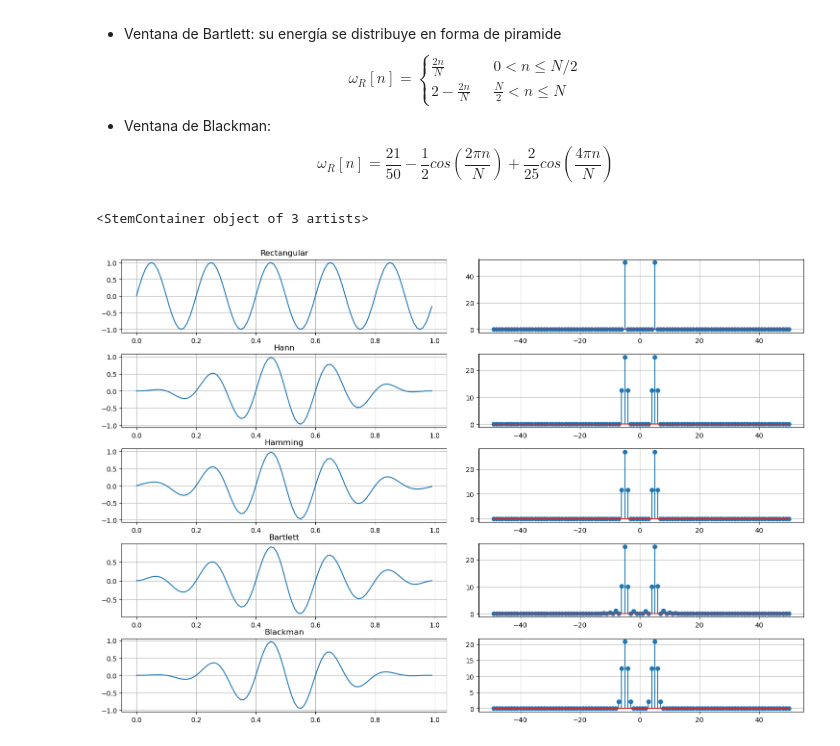
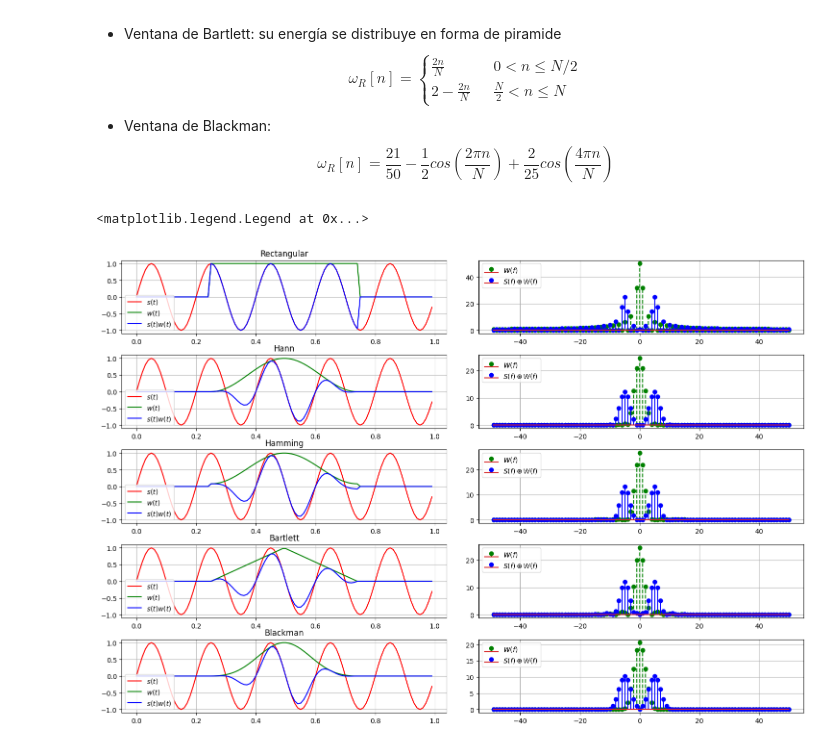
Before and after one commit to francoherg/PDS-2025, a Jupyter notebook: Practica/Guia4/4-4.ipynb, the cells around one changed output. Drawn from its saved outputs; the diff is of its cells as text; code cells hidden in the pictures.

```diff
--- a/Practica/Guia4/4-4.ipynb
+++ b/Practica/Guia4/4-4.ipynb
@@ -74,47 +74,88 @@ t = np.linspace(Tini,Tfin,N,endpoint=False)
 s = np.sin(2*np.pi*t*5)
 
 # Generar ventanas
-ventRec = np.multiply(s,rectangular(N))
-ventHann = np.multiply(s,hann(N))
-ventHamming = np.multiply(s,hamming(N))
-ventBartlett = np.multiply(s,bartlett(N))
-ventBlackman = np.multiply(s,blackman(N))
+ventRec = np.concatenate([np.zeros(N//4),rectangular(N//2),np.zeros(N//4)])
+ventHann = np.concatenate([np.zeros(N//4),hann(N//2),np.zeros(N//4)])
+ventHamming = np.concatenate([np.zeros(N//4),hamming(N//2),np.zeros(N//4)])
+ventBartlett = np.concatenate([np.zeros(N//4),bartlett(N//2),np.zeros(N//4)])
+ventBlackman = np.concatenate([np.zeros(N//4),blackman(N//2),np.zeros(N//4)])
+
+# Ventanear (?)
+sRec = np.multiply(s,np.concatenate([np.zeros(N//4),rectangular(N//2),np.zeros(N//4)]))
+sHann = np.multiply(s,np.concatenate([np.zeros(N//4),hann(N//2),np.zeros(N//4)]))
+sHamming = np.multiply(s,np.concatenate([np.zeros(N//4),hamming(N//2),np.zeros(N//4)]))
+sBartlett = np.multiply(s,np.concatenate([np.zeros(N//4),bartlett(N//2),np.zeros(N//4)]))
+sBlackman = np.multiply(s,np.concatenate([np.zeros(N//4),blackman(N//2),np.zeros(N//4)]))
 
 # Calcular DFT
 f = np.linspace(0,fm,N, endpoint=False)     # dominio de frecuencias
 for k in range(int(N/2)+1,N):
     f[k] = f[k]-fm
 ventRecF = fourier(ventRec)
 ventHannF = fourier(ventHann)
 ventHammingF = fourier(ventHamming)
 ventBartlettF = fourier(ventBartlett)
 ventBlackmanF = fourier(ventBlackman)
+sRecF = fourier(sRec)
+sHannF = fourier(sHann)
+sHammingF = fourier(sHamming)
+sBartlettF = fourier(sBartlett)
+sBlackmanF = fourier(sBlackman)
 
 # Graficas
 fig, ax = plt.subplots(5,2)
 fig.set_figheight(10)
 fig.set_figwidth(15)
 fig.tight_layout()
 for x in ax:
     for y in x:
         y.grid()
 ax[0][0].set_title('Rectangular')
 ax[1][0].set_title('Hann')
 ax[2][0].set_title('Hamming')
 ax[3][0].set_title('Bartlett')
 ax[4][0].set_title('Blackman')
 
-ax[0][0].plot(t,ventRec)
-ax[1][0].plot(t,ventHann)
-ax[2][0].plot(t,ventHamming)
-ax[3][0].plot(t,ventBartlett)
-ax[4][0].plot(t,ventBlackman)
+ax[0][0].plot(t,s, color='r', label='$s(t)$')
+ax[0][0].plot(t,ventRec, color='g', label='$w(t)$')
+ax[0][0].plot(t,sRec, color='b', label='$s(t)w(t)$')
+ax[0][0].legend(loc='lower left')
 
-ax[0][1].stem(f,np.abs(ventRecF))
-ax[1][1].stem(f,np.abs(ventHannF))
-ax[2][1].stem(f,np.abs(ventHammingF))
-ax[3][1].stem(f,np.abs(ventBartlettF))
-ax[4][1].stem(f,np.abs(ventBlackmanF))
+ax[1][0].plot(t,s, color='r', label='$s(t)$')
+ax[1][0].plot(t,ventHann, color='g', label='$w(t)$')
+ax[1][0].plot(t,sHann, color='b', label='$s(t)w(t)$')
+ax[1][0].legend(loc='lower left')
+
+ax[2][0].plot(t,s, color='r', label='$s(t)$')
+ax[2][0].plot(t,ventHamming, color='g', label='$w(t)$')
+ax[2][0].plot(t,sHamming, color='b', label='$s(t)w(t)$')
+ax[2][0].legend(loc='lower left')
+
+ax[3][0].plot(t,s, color='r', label='$s(t)$')
+ax[3][0].plot(t,ventBartlett, color='g', label='$w(t)$')
+ax[3][0].plot(t,sBartlett, color='b', label='$s(t)w(t)$')
+ax[3][0].legend(loc='lower left')
+
+ax[4][0].plot(t,s, color='r', label='$s(t)$')
+ax[4][0].plot(t,ventBlackman, color='g', label='$w(t)$')
+ax[4][0].plot(t,sBlackman, color='b', label='$s(t)w(t)$')
+ax[4][0].legend(loc='lower left')
+
+ax[0][1].stem(f,np.abs(ventRecF), linefmt='g--', label='$W(f)$')
+ax[0][1].stem(f,np.abs(sRecF), label='$S(f)\\circledast W(f)$', linefmt='b-')
+ax[0][1].legend(loc='upper left')
+ax[1][1].stem(f,np.abs(ventHannF), linefmt='g--', label='$W(f)$')
+ax[1][1].stem(f,np.abs(sHannF), label='$S(f)\\circledast W(f)$', linefmt='b-')
+ax[1][1].legend(loc='upper left')
+ax[2][1].stem(f,np.abs(ventHammingF), linefmt='g--', label='$W(f)$')
+ax[2][1].stem(f,np.abs(sHammingF), label='$S(f)\\circledast W(f)$', linefmt='b-')
+ax[2][1].legend(loc='upper left')
+ax[3][1].stem(f,np.abs(ventBartlettF), linefmt='g--', label='$W(f)$')
+ax[3][1].stem(f,np.abs(sBartlettF), label='$S(f)\\circledast W(f)$', linefmt='b-')
+ax[3][1].legend(loc='upper left')
+ax[4][1].stem(f,np.abs(ventBlackmanF), linefmt='g--', label='$W(f)$')
+ax[4][1].stem(f,np.abs(sBlackmanF), label='$S(f)\\circledast W(f)$', linefmt='b-')
+ax[4][1].legend(loc='upper left')
 # %% [output]
-<StemContainer object of 3 artists>
+<matplotlib.legend.Legend at 0x...>
-[figure, old version]
+[figure, new version]
```
